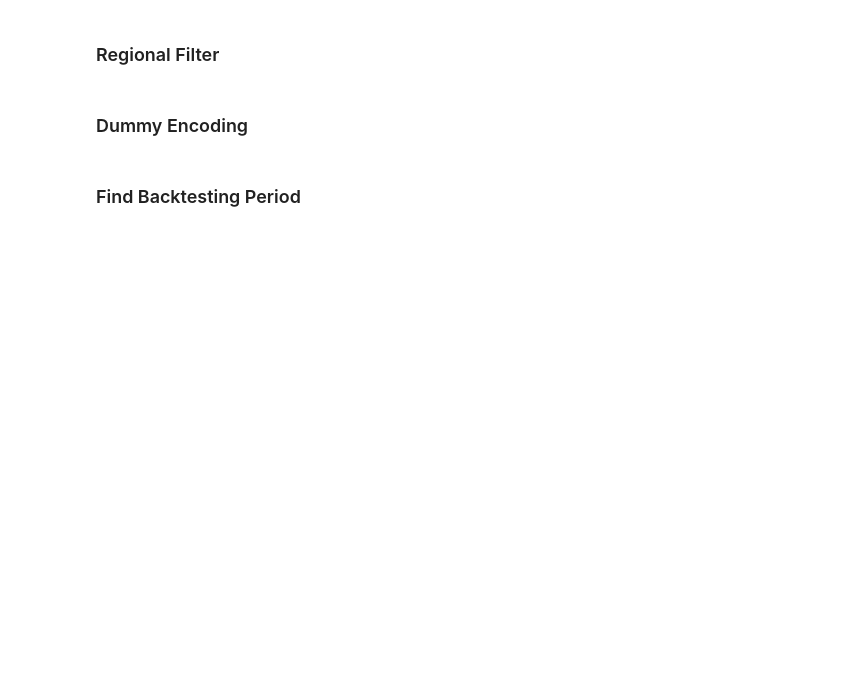
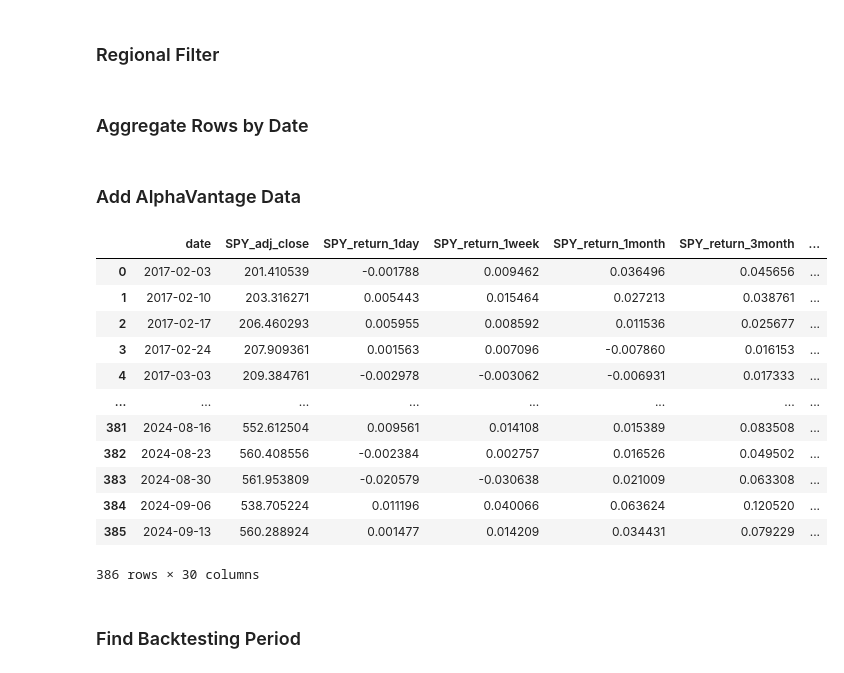
Before and after one commit to itsGarrin/us-residential-housing-price-prediction, a Jupyter notebook: notebooks/backtesting.ipynb, the cells around one changed output. Drawn from its saved outputs; the diff is of its cells as text; code cells hidden in the pictures; blank space fills up the shorter version.

```diff
--- a/notebooks/backtesting.ipynb
+++ b/notebooks/backtesting.ipynb
@@ -77,2 +62,2 @@ X_INVH = X_INVH.drop(columns=['State'])
 # %% [markdown]
-### Dummy Encoding
+### Aggregate Rows by Date
@@ -84,0 +69,22 @@ X_INVH = pd.get_dummies(X_INVH, columns=['region_name'], drop_first=True, dtype=
+# %% [markdown]
+### Add AlphaVantage Data
+# %%
+#Read alpha vantage data
+file_path_av = "../data/av_data.csv"
+df_av = pd.read_csv(file_path_av)
+df_av = df_av.drop(columns=['Unnamed: 0'])
+df_av
+# %% [output]
+|  | date | SPY_adj_close | SPY_return_1day | SPY_return_1week | SPY_return_1month | SPY_return_3month | ... |
+| 0 | 2017-02-03 | 201.410539 | -0.001788 | 0.009462 | 0.036496 | 0.045656 | ... |
+| 1 | 2017-02-10 | 203.316271 | 0.005443 | 0.015464 | 0.027213 | 0.038761 | ... |
+| 2 | 2017-02-17 | 206.460293 | 0.005955 | 0.008592 | 0.011536 | 0.025677 | ... |
+| 3 | 2017-02-24 | 207.909361 | 0.001563 | 0.007096 | -0.007860 | 0.016153 | ... |
+| 4 | 2017-03-03 | 209.384761 | -0.002978 | -0.003062 | -0.006931 | 0.017333 | ... |
+| ... | ... | ... | ... | ... | ... | ... | ... |
+| 381 | 2024-08-16 | 552.612504 | 0.009561 | 0.014108 | 0.015389 | 0.083508 | ... |
+| 382 | 2024-08-23 | 560.408556 | -0.002384 | 0.002757 | 0.016526 | 0.049502 | ... |
+| 383 | 2024-08-30 | 561.953809 | -0.020579 | -0.030638 | 0.021009 | 0.063308 | ... |
+| 384 | 2024-09-06 | 538.705224 | 0.011196 | 0.040066 | 0.063624 | 0.120520 | ... |
+| 385 | 2024-09-13 | 560.288924 | 0.001477 | 0.014209 | 0.034431 | 0.079229 | ... |
+386 rows × 30 columns
```
Also changed, not shown: parts of 13 cells of this notebook, 18 other files.
